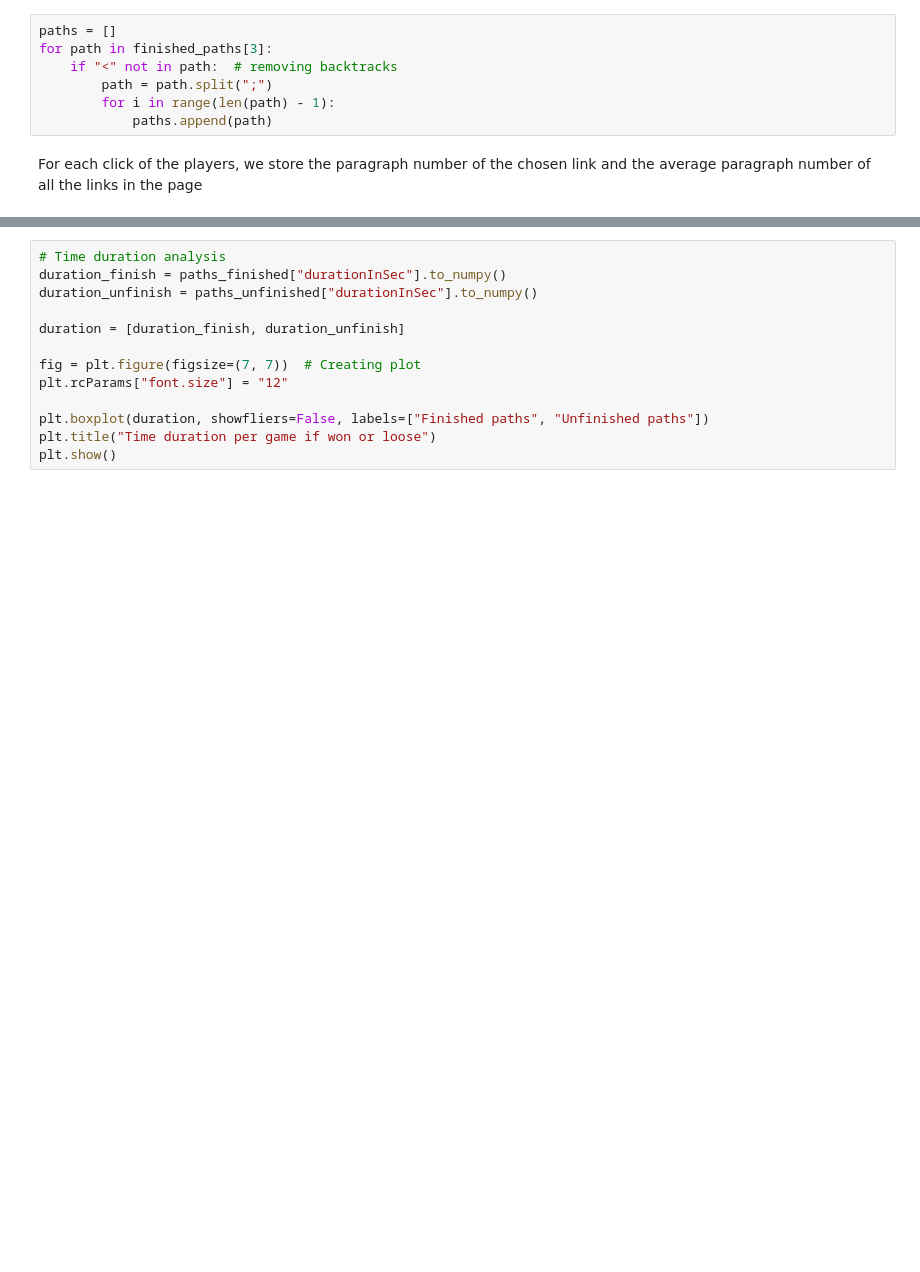
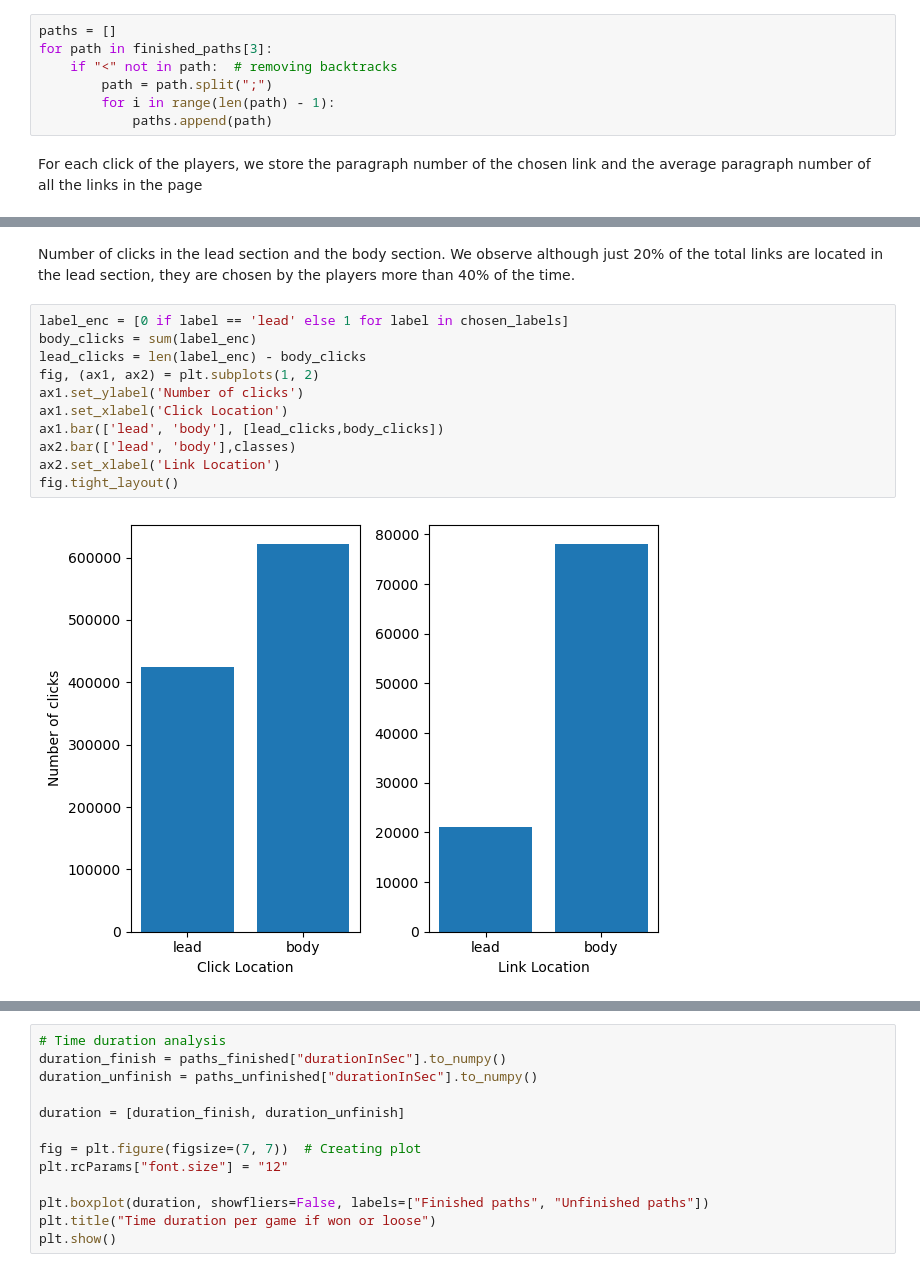
Before and after one commit to epfl-ada/ada-2022-project-souvladaki, a Jupyter notebook: initial_analysis.ipynb, the cells around one changed output, grey strips where cells are left out. Cells and saved outputs as stored; diff of their text form; blank space fills up the shorter version.

```diff
--- a/initial_analysis.ipynb
+++ b/initial_analysis.ipynb
@@ -411,0 +374,15 @@ In this section we perform analysis for the path data we have.
+# %% [markdown]
+Number of clicks in the lead section and the body section. We observe although just 20% of the total links are located in the lead section, they are chosen by the players more than 40% of the time.
+# %%
+label_enc = [0 if label == 'lead' else 1 for label in chosen_labels]
+body_clicks = sum(label_enc)
+lead_clicks = len(label_enc) - body_clicks
+fig, (ax1, ax2) = plt.subplots(1, 2)
+ax1.set_ylabel('Number of clicks')
+ax1.set_xlabel('Click Location')
+ax1.bar(['lead', 'body'], [lead_clicks,body_clicks])
+ax2.bar(['lead', 'body'],classes)
+ax2.set_xlabel('Link Location')
+fig.tight_layout()
+# %% [output]
+[figure, added]
```
Also changed, not shown: parts of 37 cells of this notebook, 1 other file.
